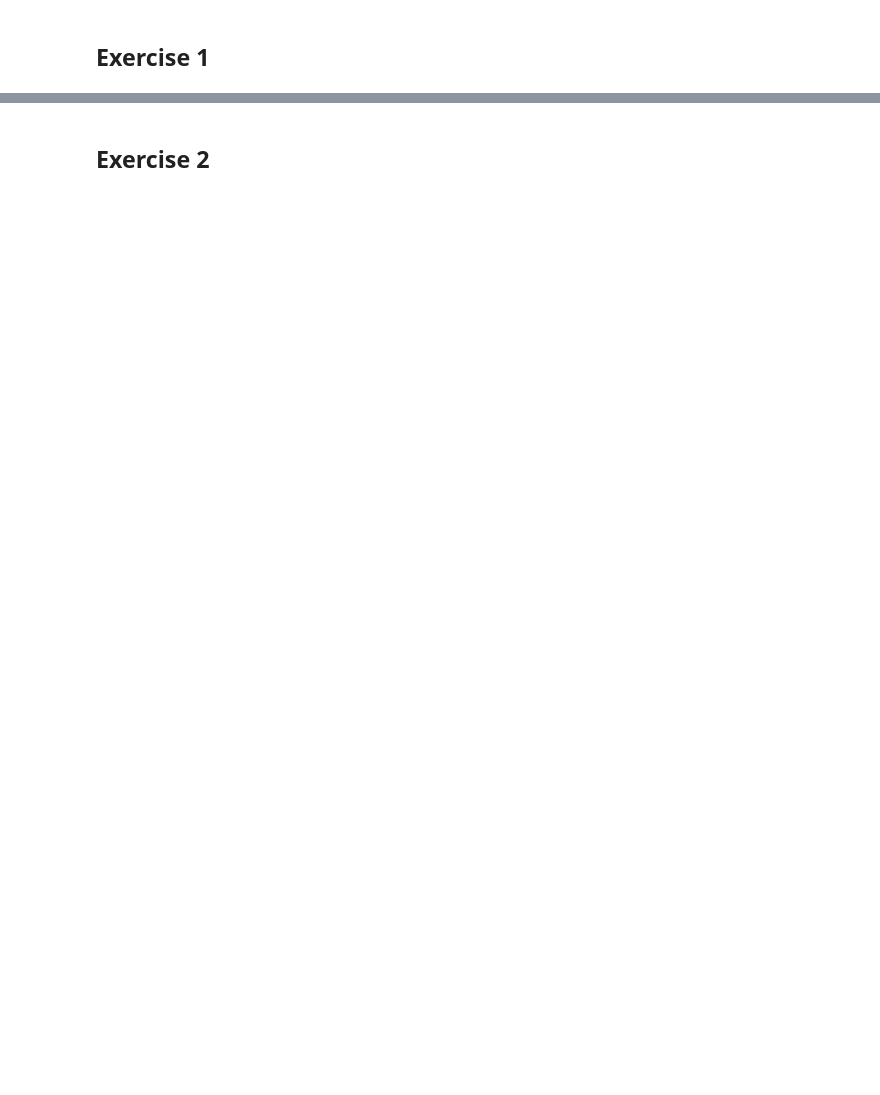
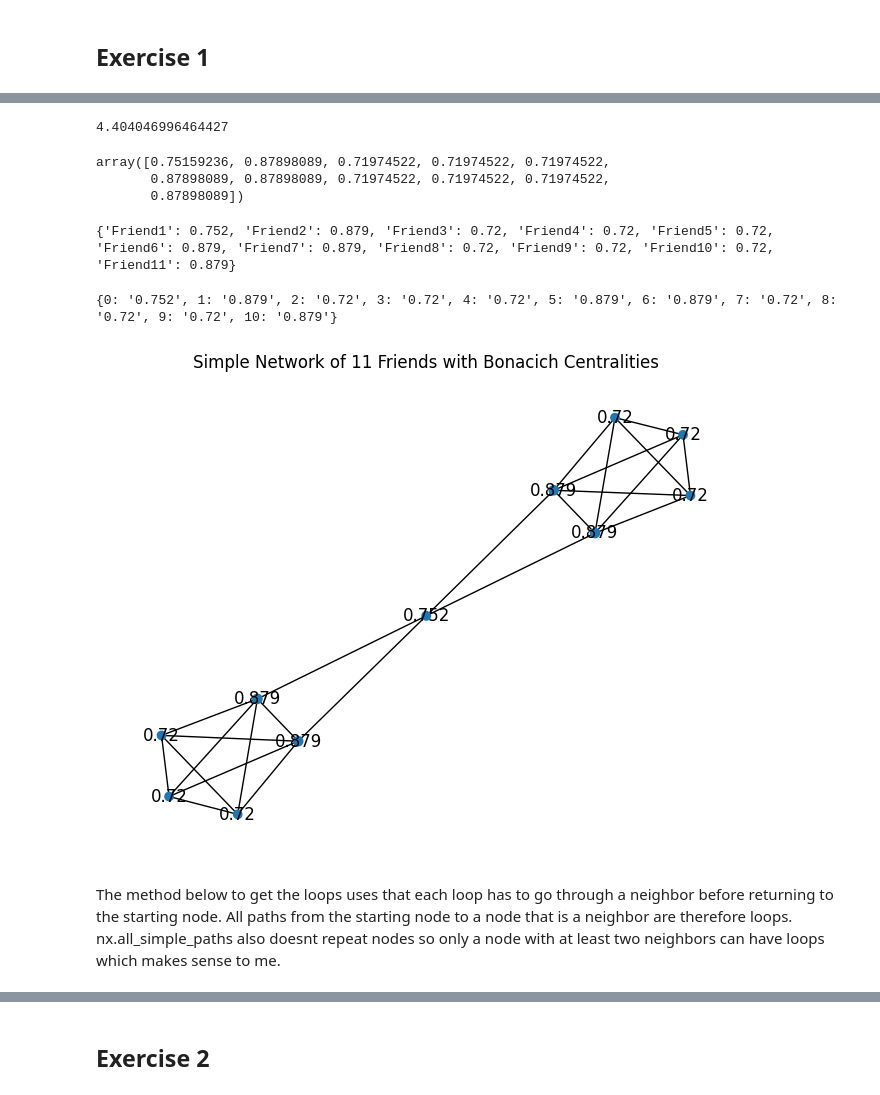
Before and after one commit to mhandt9/networks, a Jupyter notebook: ps1.ipynb, the cells around one changed output, grey strips where cells are left out. Saved outputs shown, nothing was run; the diff lists cells and outputs as text; code cells hidden in the pictures; blank space fills up the shorter version.

```diff
--- a/ps1.ipynb
+++ b/ps1.ipynb
@@ -73,0 +50,46 @@ ex1.aggregate_activity(plot=True)
+# %%
+adjacency_matrix = nx.adjacency_matrix(G).astype(np.float64)
+adjacency_matrix_sparse = sp.csr_matrix(adjacency_matrix) # much faster using sparse matrix, shoutout to Daniel
+
+eigval1 = sp.linalg.eigsh(adjacency_matrix_sparse, k=1, which='LA', return_eigenvectors=False)
+
+max(eigval1) # max here just to return a float isntead of array
+# %% [output]
+4.404046996464427
+# %%
+beta = 0.1
+n = adjacency_matrix.shape[0]
+I = np.eye(n)  # Identity matrix
+# Bonacich centrality
+C = np.linalg.inv(I - beta * adjacency_matrix) @ (beta * adjacency_matrix @ np.ones((adjacency_matrix.shape[0], 1)))
+
+bonacich_centrality = C.flatten()
+bonacich_centrality
+# %% [output]
+array([0.75159236, 0.87898089, 0.71974522, 0.71974522, 0.71974522,
+       0.87898089, 0.87898089, 0.71974522, 0.71974522, 0.71974522,
+       0.87898089])
+# %%
+node_names = np.array(G.nodes())
+# Labels dictionary with bonacich centrality as labels
+labels_dict = {}
+for i, node in enumerate(node_names):
+    labels_dict[node] = round(bonacich_centrality[i],3)
+
+print(labels_dict)
+# %% [output]
+{'Friend1': 0.752, 'Friend2': 0.879, 'Friend3': 0.72, 'Friend4': 0.72, 'Friend5': 0.72, 'Friend6': 0.879, 'Friend7': 0.879, 'Friend8': 0.72, 'Friend9': 0.72, 'Friend10': 0.72, 'Friend11': 0.879}
+# %%
+labels = {}
+for i in range(len(bonacich_centrality)):
+    labels[i] = str(round(bonacich_centrality[i],3))
+print(labels)
+
+nx.draw(G, with_labels=True, node_size=bonacich_centrality*50, labels=labels_dict)
+plt.title("Simple Network of 11 Friends with Bonacich Centralities")
+plt.show()
+# %% [output]
+{0: '0.752', 1: '0.879', 2: '0.72', 3: '0.72', 4: '0.72', 5: '0.879', 6: '0.879', 7: '0.72', 8: '0.72', 9: '0.72', 10: '0.879'}
+[figure, added]
+# %% [markdown]
+The method below to get the loops uses that each loop has to go through a neighbor before returning to the starting node. All paths from the starting node to a node that is a neighbor are therefore loops. nx.all_simple_paths also doesnt repeat nodes so only a node with at least two neighbors can have loops which makes sense to me.
```
Also changed, not shown: parts of 107 cells of this notebook.
